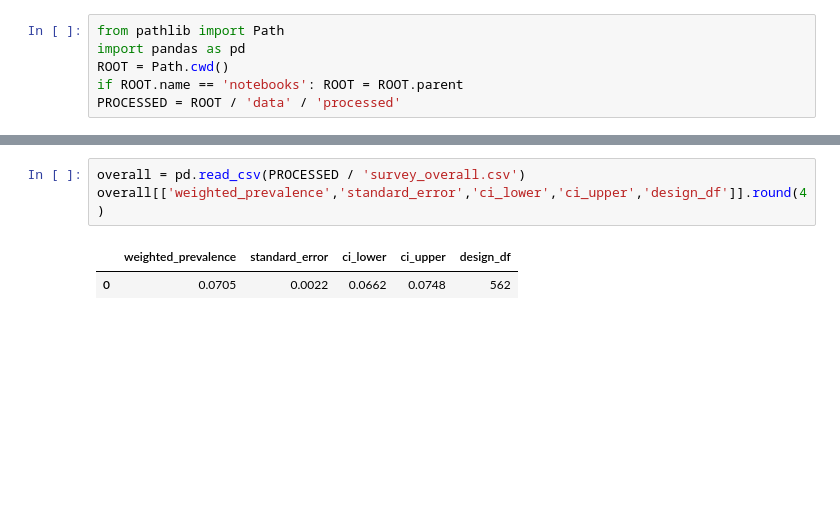
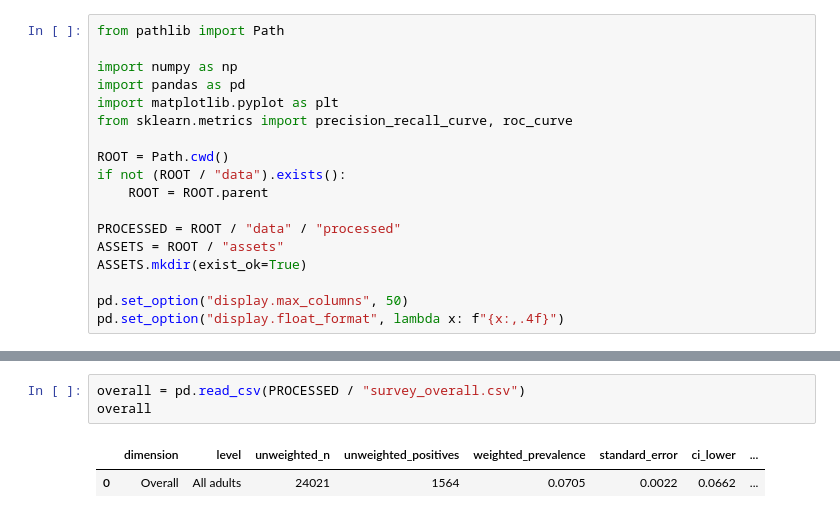
Before and after one commit to fernandoverdugo/nhis-healthcare-access-analysis, a Jupyter notebook: notebooks/02_survey_and_modeling_analysis.ipynb, the cells around one changed output, grey strips where cells are left out. Drawn from its saved outputs; the diff is of its cells as text; blank space fills up the shorter version.

```diff
--- a/notebooks/02_survey_and_modeling_analysis.ipynb
+++ b/notebooks/02_survey_and_modeling_analysis.ipynb
@@ -9,6 +14,18 @@ Analyses, interpretations, and conclusions are those of the author and are not a
 # %%
 from pathlib import Path
+
+import numpy as np
 import pandas as pd
+import matplotlib.pyplot as plt
+from sklearn.metrics import precision_recall_curve, roc_curve
+
 ROOT = Path.cwd()
-if ROOT.name == 'notebooks': ROOT = ROOT.parent
-PROCESSED = ROOT / 'data' / 'processed'
+if not (ROOT / "data").exists():
+    ROOT = ROOT.parent
+
+PROCESSED = ROOT / "data" / "processed"
+ASSETS = ROOT / "assets"
+ASSETS.mkdir(exist_ok=True)
+
+pd.set_option("display.max_columns", 50)
+pd.set_option("display.float_format", lambda x: f"{x:,.4f}")
@@ -15,6 +36,6 @@ PROCESSED = ROOT / 'data' / 'processed'
 # %%
-overall = pd.read_csv(PROCESSED / 'survey_overall.csv')
-overall[['weighted_prevalence','standard_error','ci_lower','ci_upper','design_df']].round(4)
+overall = pd.read_csv(PROCESSED / "survey_overall.csv")
+overall
 # %% [output]
-|  | weighted_prevalence | standard_error | ci_lower | ci_upper | design_df |
-| 0 | 0.0705 | 0.0022 | 0.0662 | 0.0748 | 562 |
+|  | dimension | level | unweighted_n | unweighted_positives | weighted_prevalence | standard_error | ci_lower | ... |
+| 0 | Overall | All adults | 24021 | 1564 | 0.0705 | 0.0022 | 0.0662 | ... |
```
Also changed, not shown: parts of 25 cells of this notebook, 2 other files.
